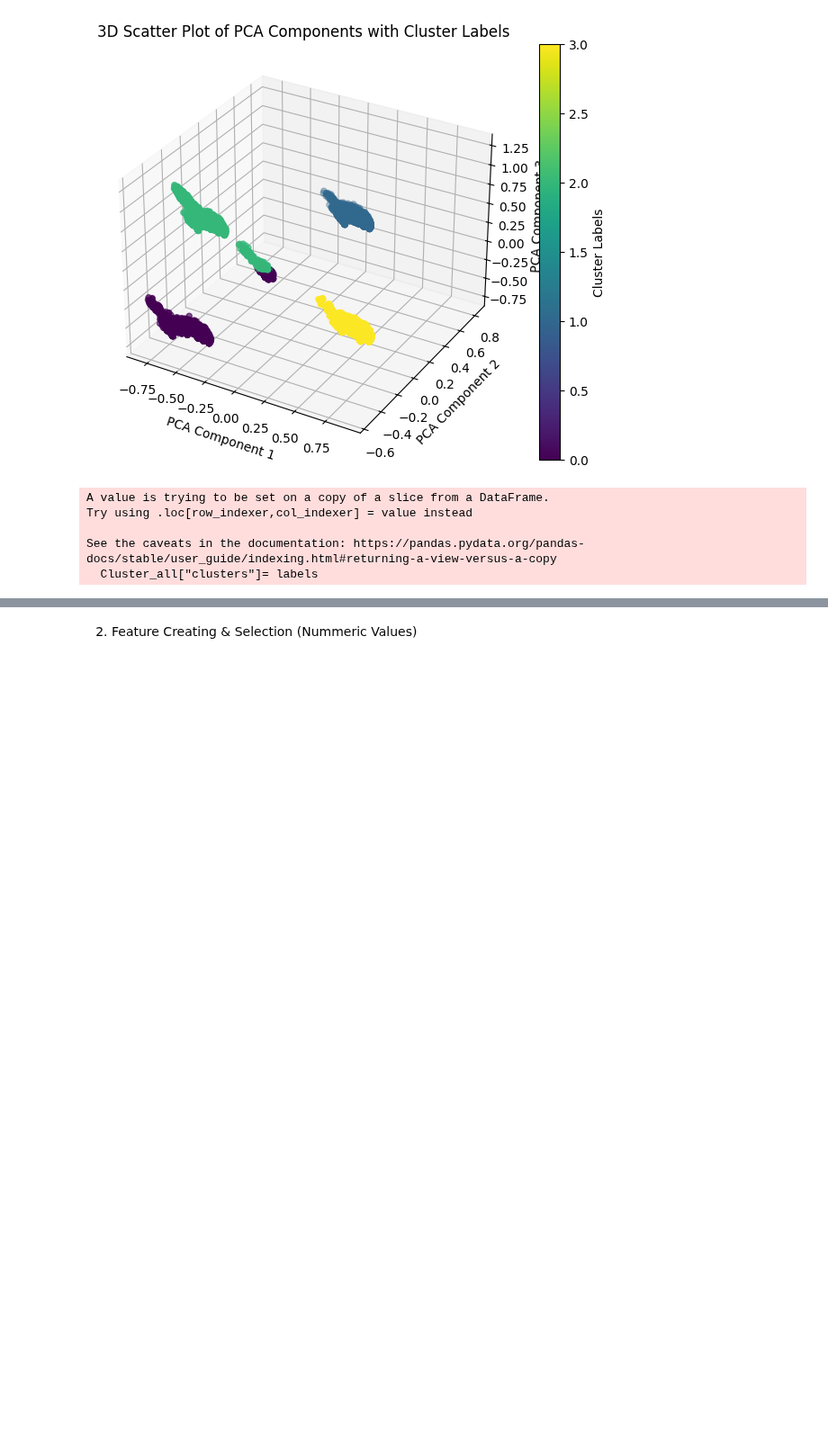
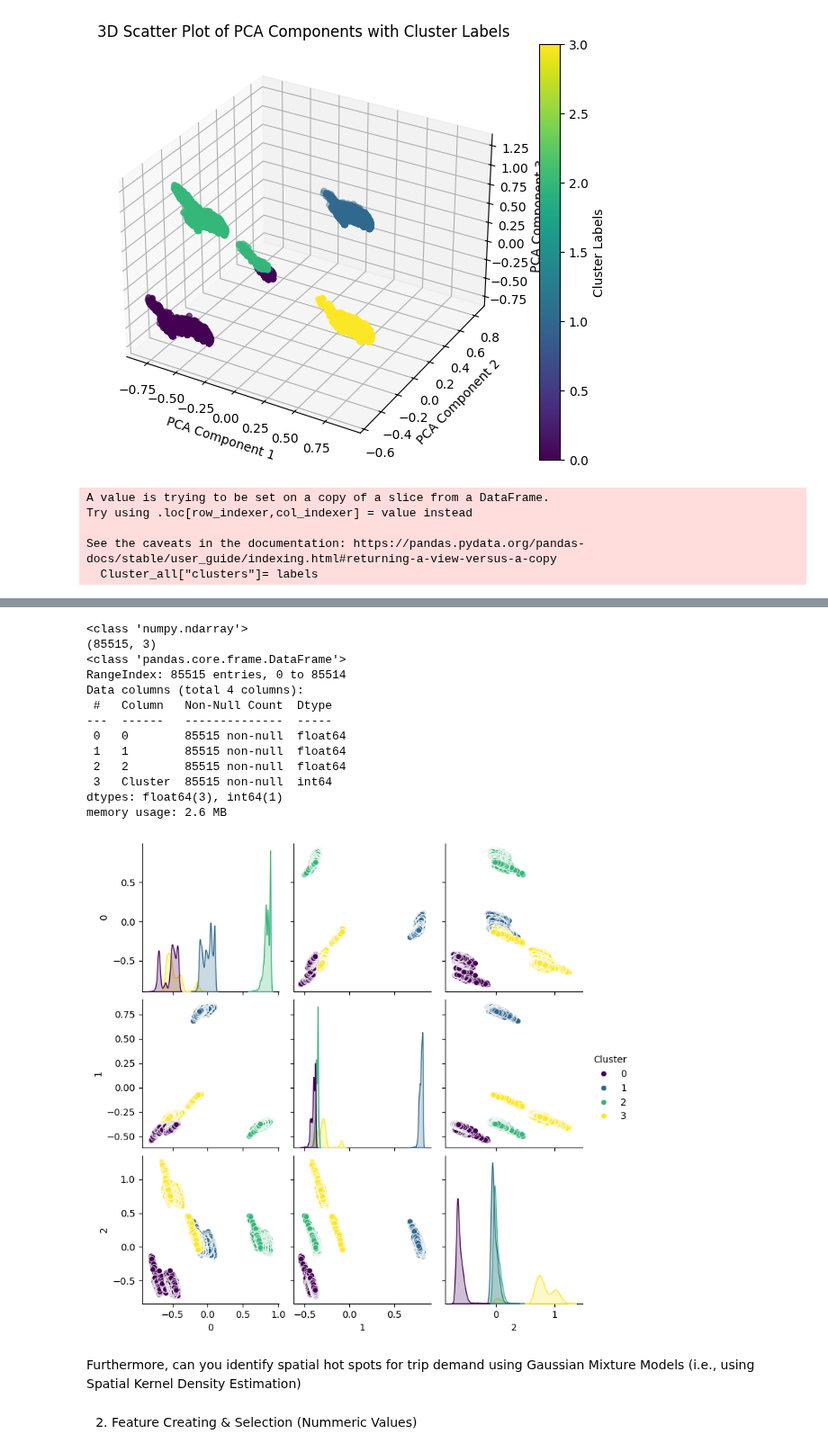
Before and after one commit to ltempfli/AAA-AIbertus-Magnus, a Jupyter notebook: tasks/03_Clustering_Analysis.ipynb, the cells around one changed output, grey strips where cells are left out. Shown at 90% size. Saved outputs shown, nothing was run; the diff lists cells and outputs as text; code cells hidden in the pictures; blank space fills up the shorter version.

```diff
--- a/tasks/03_Clustering_Analysis.ipynb
+++ b/tasks/03_Clustering_Analysis.ipynb
@@ -321,3 +314,30 @@ See the caveats in the documentation: https://pandas.pydata.org/pandas-docs/stab
+# %%
+print(type(X_pca))
+print(X_pca.shape)
+X_pca_df = pd.DataFrame(X_pca)
+X_pca_df['Cluster'] = labels
+X_pca_df.info()
+X_pca_df.describe()
+sns.pairplot(X_pca_df, hue='Cluster', palette='viridis')
+plt.show()
+# %% [output]
+<class 'numpy.ndarray'>
+(85515, 3)
+<class 'pandas.core.frame.DataFrame'>
+RangeIndex: 85515 entries, 0 to 85514
+Data columns (total 4 columns):
+ #   Column   Non-Null Count  Dtype
+---  ------   --------------  -----
+ 0   0        85515 non-null  float64
+ 1   1        85515 non-null  float64
+ 2   2        85515 non-null  float64
+ 3   Cluster  85515 non-null  int64
+dtypes: float64(3), int64(1)
+memory usage: 2.6 MB
+[figure, added]
+# %% [markdown]
+Furthermore, can you identify spatial hot spots for trip demand using Gaussian Mixture Models (i.e.,
+using Spatial Kernel Density Estimation)
 # %% [markdown]
 2. Feature Creating & Selection (Nummeric Values)
 # %% [markdown]
```
Also changed, not shown: parts of 14 cells of this notebook.
